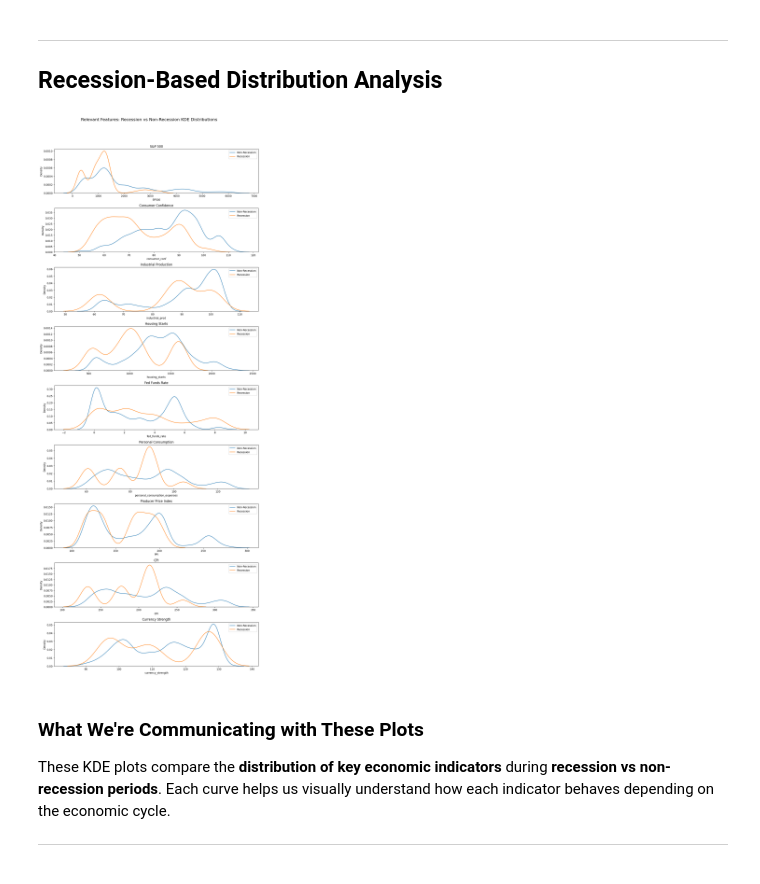
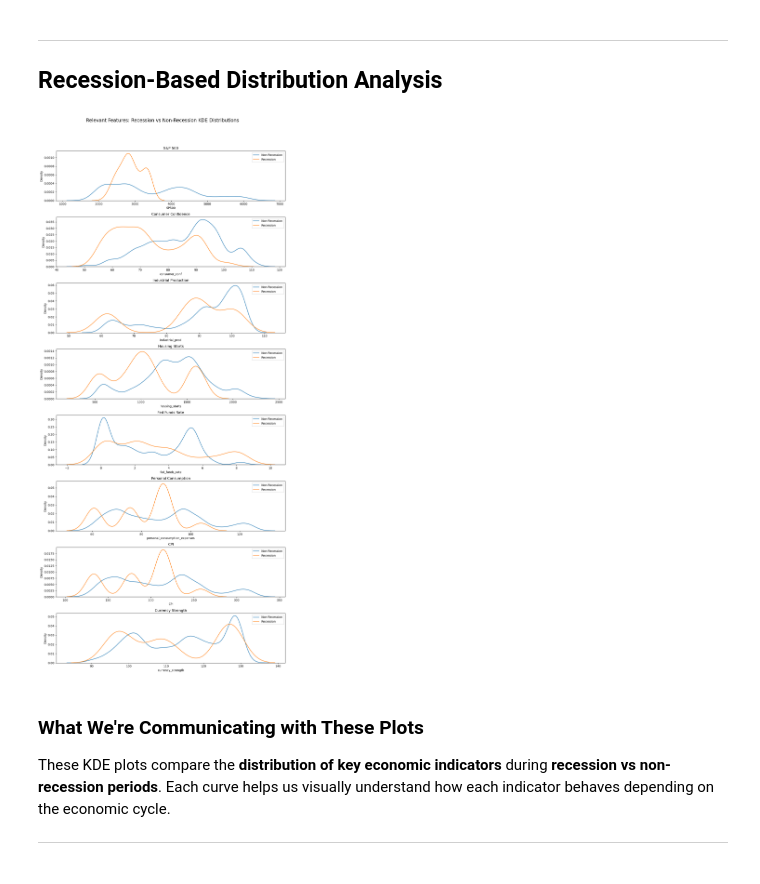
Before and after one commit to Lisanwud/RecessionPredictorML, a Jupyter notebook: recession-prediction.ipynb, the cells around one changed output. Drawn from its saved outputs; the diff is of its cells as text; code cells hidden in the pictures.

```diff
--- a/recession-prediction.ipynb
+++ b/recession-prediction.ipynb
@@ -372,35 +396,35 @@ for start, end in recession_periods:
 # Split into recession vs non-recession groups
 recession_df = economic_indicators_with_labels[economic_indicators_with_labels['Recession'] == 1]
 non_recession_df = economic_indicators_with_labels[economic_indicators_with_labels['Recession'] == 0]
 
 # Define features to plot
 features_to_plot = [
     ('SP500', 'S&P 500'),
     ('consumer_conf', 'Consumer Confidence'),
     ('industrial_prod', 'Industrial Production'),
     ('housing_starts', 'Housing Starts'),
     ('fed_funds_rate', 'Fed Funds Rate'),
     ('personal_consumption_expenses', 'Personal Consumption'),
-    ('PPI', 'Producer Price Index'),
+    #('PPI', 'Producer Price Index'),
     ('CPI', 'CPI'),
     ('currency_strength', 'Currency Strength')
 ]
 
 # Create subplots
 fig, axs = plt.subplots(len(features_to_plot), 1, figsize=(12, 3.5 * len(features_to_plot)))
 fig.suptitle("Relevant Features: Recession vs Non-Recession KDE Distributions", fontsize=16)
 
 # Plot each feature
 for i, (feature, label) in enumerate(features_to_plot):
     sns.kdeplot(non_recession_df[feature], ax=axs[i], label='Non-Recession')
     sns.kdeplot(recession_df[feature], ax=axs[i], label='Recession')
     axs[i].set_title(label)
     axs[i].legend()
 
 plt.tight_layout(rect=[0, 0.03, 1, 0.95])
 plt.show()
 # %% [output]
-[figure, old version]
+[figure, new version]
 # %% [markdown]
 ### What We're Communicating with These Plots
 
```
Also changed, not shown: parts of 7 cells of this notebook.
